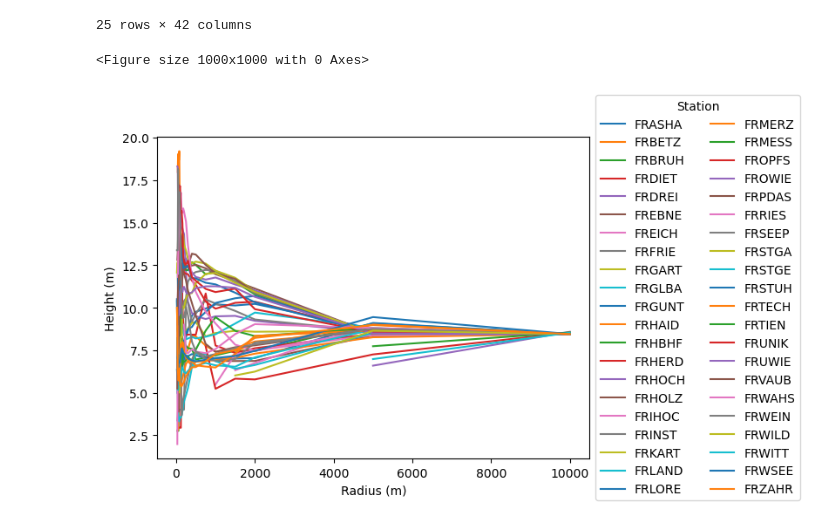
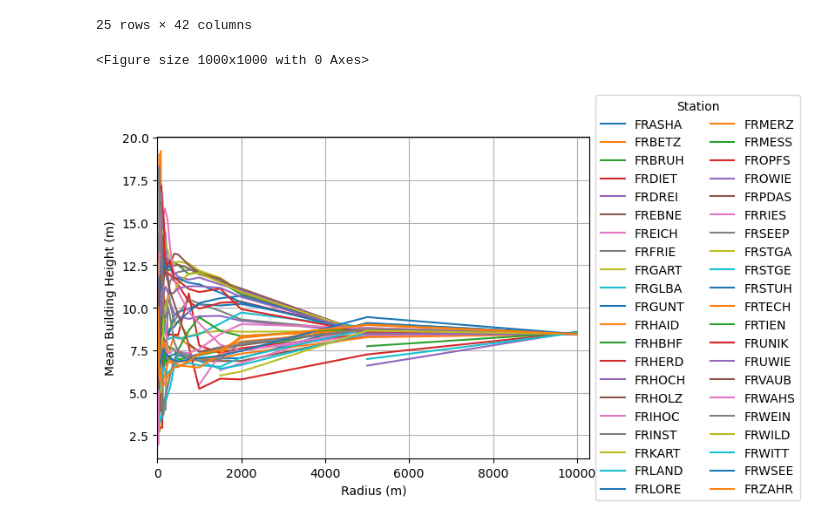
Before and after one commit to lisawink/freiburg, a Jupyter notebook: avg_height.ipynb, the cells around one changed output. Cells and saved outputs as stored; diff of their text form; code cells hidden in the pictures.

```diff
--- a/avg_height.ipynb
+++ b/avg_height.ipynb
@@ -163,11 +177,14 @@ height
 # %%
 #plot height with axes labels and make legend two columns wide and to the right of the figure
 plt.figure(figsize=(10,10))
 ax = height.plot()
 ax.set_xlabel('Radius (m)')
-ax.set_ylabel('Height (m)')
+ax.set_ylabel('Mean Building Height (m)')
 ax.legend(title='Station', ncol=2, loc='center left', bbox_to_anchor=(1, 0.5))
+ax.set_xlim(0, 10300)
+plt.grid()
+plt.savefig('Graphs/height_radius.png',bbox_inches='tight')
 plt.show()
 # %% [output]
 <Figure size 1000x1000 with 0 Axes>
-[figure, old version]
+[figure, new version]
```
Also changed, not shown: parts of 6 cells of this notebook.
